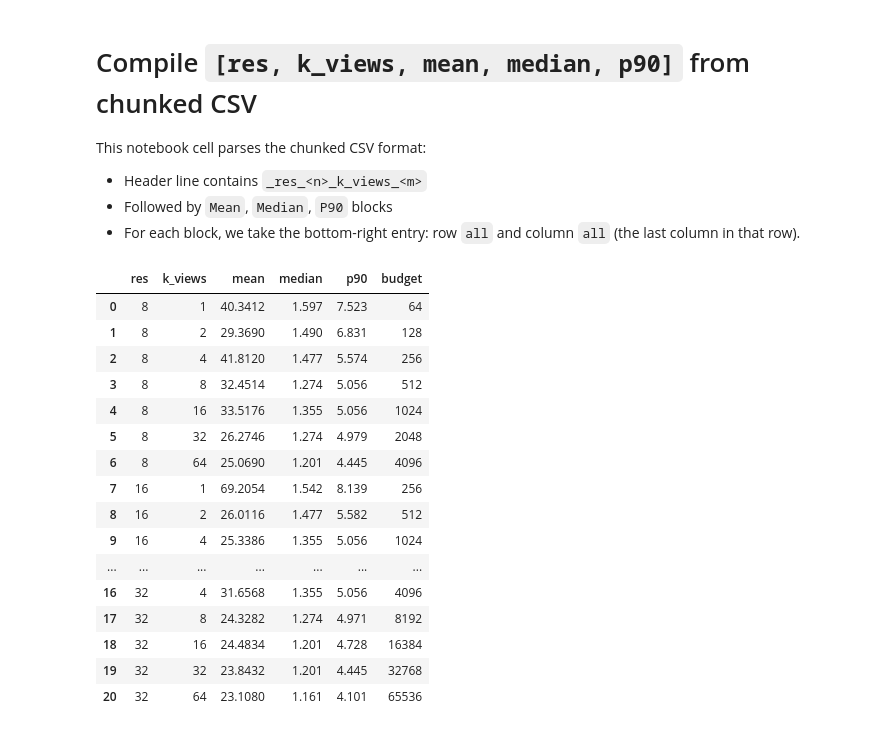
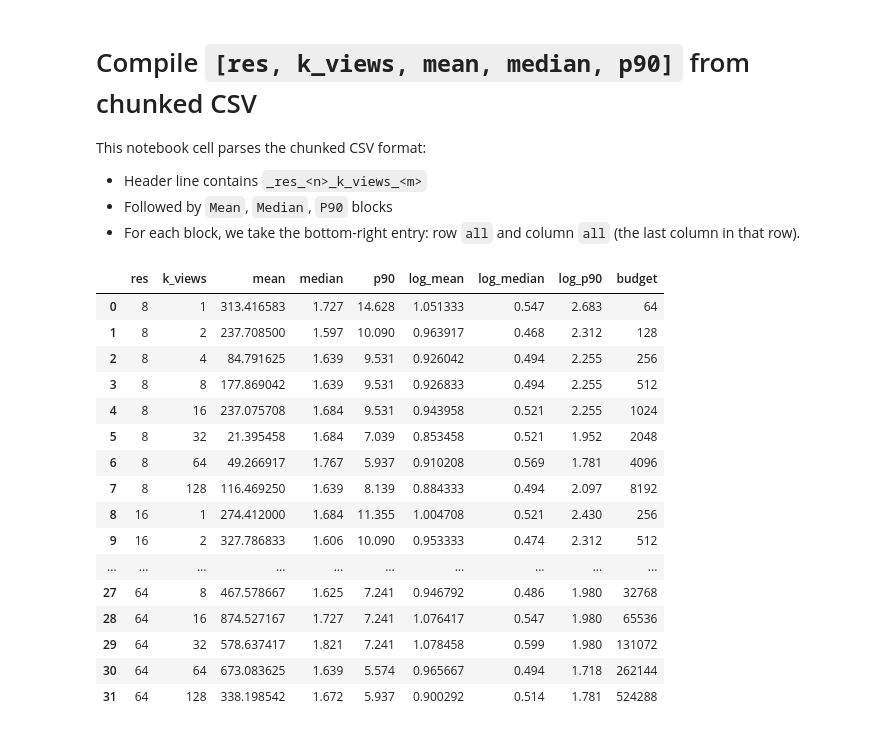
Before and after one commit to BradWangW/GeoPAS, a Jupyter notebook: robustness_over_budget.ipynb, the cells around one changed output. Saved outputs shown, nothing was run; the diff lists cells and outputs as text; code cells hidden in the pictures.

```diff
--- a/robustness_over_budget.ipynb
+++ b/robustness_over_budget.ipynb
@@ -22,7 +22,7 @@ class ParseError(RuntimeError):
 
 
 def _is_metric_label(line: str) -> bool:
-    return line.strip() in {"Mean", "Median", "P90"}
+    return line.strip() in {"Mean", "Median", "P90", "Log_Mean", "Log_Median", "Log_P90"}
 
 
 def _looks_like_chunk_header(line: str) -> bool:
@@ -115,8 +115,15 @@ def compile_chunked_metrics_table(csv_path: str | Path) -> pd.DataFrame:
         median, i = _parse_metric_all_all(lines, i, "Median")
         expect("P90")
         p90, i = _parse_metric_all_all(lines, i, "P90")
+        expect("Log_Mean")
+        log_mean, i = _parse_metric_all_all(lines, i, "Log_Mean")
+        expect("Log_Median")
+        log_median, i = _parse_metric_all_all(lines, i, "Log_Median")
+        expect("Log_P90")
+        log_p90, i = _parse_metric_all_all(lines, i, "Log_P90")
 
-        rows.append({"res": res, "k_views": k_views, "mean": mean, "median": median, "p90": p90})
+        rows.append({"res": res, "k_views": k_views, "mean": mean, "median": median, "p90": p90,
+                     "log_mean": log_mean, "log_median": log_median, "log_p90": log_p90})
 
         while i < len(lines) and not lines[i].strip():
             i += 1
@@ -128,27 +135,27 @@ def compile_chunked_metrics_table(csv_path: str | Path) -> pd.DataFrame:
     return df
 # %%
 # Point this to whichever file you want to parse
-protocol = 'RANDOM'
-csv_path = Path(f"results_over_budget_260109/AS_mean_median_p90__{protocol}__ALL_RUNS.csv")
+protocol = 'LPO'
+csv_path = Path(f"/data1/home/jw1017/AS_BBO_REBUILT/results/bbob_by_deepela/results/AS_mean_median_p90__{protocol}__ALL_RUNS.csv")
 
 df_compiled = compile_chunked_metrics_table(csv_path)
 df_compiled['budget'] = df_compiled['res'] ** 2 * df_compiled['k_views']
 df_compiled
 # %% [output]
-|  | res | k_views | mean | median | p90 | budget |
-| 0 | 8 | 1 | 40.3412 | 1.597 | 7.523 | 64 |
-| 1 | 8 | 2 | 29.3690 | 1.490 | 6.831 | 128 |
-| 2 | 8 | 4 | 41.8120 | 1.477 | 5.574 | 256 |
-| 3 | 8 | 8 | 32.4514 | 1.274 | 5.056 | 512 |
-| 4 | 8 | 16 | 33.5176 | 1.355 | 5.056 | 1024 |
-| 5 | 8 | 32 | 26.2746 | 1.274 | 4.979 | 2048 |
-| 6 | 8 | 64 | 25.0690 | 1.201 | 4.445 | 4096 |
-| 7 | 16 | 1 | 69.2054 | 1.542 | 8.139 | 256 |
-| 8 | 16 | 2 | 26.0116 | 1.477 | 5.582 | 512 |
-| 9 | 16 | 4 | 25.3386 | 1.355 | 5.056 | 1024 |
-| ... | ... | ... | ... | ... | ... | ... |
-| 16 | 32 | 4 | 31.6568 | 1.355 | 5.056 | 4096 |
-| 17 | 32 | 8 | 24.3282 | 1.274 | 4.971 | 8192 |
-| 18 | 32 | 16 | 24.4834 | 1.201 | 4.728 | 16384 |
-| 19 | 32 | 32 | 23.8432 | 1.201 | 4.445 | 32768 |
-| 20 | 32 | 64 | 23.1080 | 1.161 | 4.101 | 65536 |
+|  | res | k_views | mean | median | p90 | log_mean | log_median | log_p90 | budget |
+| 0 | 8 | 1 | 313.416583 | 1.727 | 14.628 | 1.051333 | 0.547 | 2.683 | 64 |
+| 1 | 8 | 2 | 237.708500 | 1.597 | 10.090 | 0.963917 | 0.468 | 2.312 | 128 |
+| 2 | 8 | 4 | 84.791625 | 1.639 | 9.531 | 0.926042 | 0.494 | 2.255 | 256 |
+| 3 | 8 | 8 | 177.869042 | 1.639 | 9.531 | 0.926833 | 0.494 | 2.255 | 512 |
+| 4 | 8 | 16 | 237.075708 | 1.684 | 9.531 | 0.943958 | 0.521 | 2.255 | 1024 |
+| 5 | 8 | 32 | 21.395458 | 1.684 | 7.039 | 0.853458 | 0.521 | 1.952 | 2048 |
+| 6 | 8 | 64 | 49.266917 | 1.767 | 5.937 | 0.910208 | 0.569 | 1.781 | 4096 |
+| 7 | 8 | 128 | 116.469250 | 1.639 | 8.139 | 0.884333 | 0.494 | 2.097 | 8192 |
+| 8 | 16 | 1 | 274.412000 | 1.684 | 11.355 | 1.004708 | 0.521 | 2.430 | 256 |
+| 9 | 16 | 2 | 327.786833 | 1.606 | 10.090 | 0.953333 | 0.474 | 2.312 | 512 |
+| ... | ... | ... | ... | ... | ... | ... | ... | ... | ... |
+| 27 | 64 | 8 | 467.578667 | 1.625 | 7.241 | 0.946792 | 0.486 | 1.980 | 32768 |
+| 28 | 64 | 16 | 874.527167 | 1.727 | 7.241 | 1.076417 | 0.547 | 1.980 | 65536 |
+| 29 | 64 | 32 | 578.637417 | 1.821 | 7.241 | 1.078458 | 0.599 | 1.980 | 131072 |
+| 30 | 64 | 64 | 673.083625 | 1.639 | 5.574 | 0.965667 | 0.494 | 1.718 | 262144 |
+| 31 | 64 | 128 | 338.198542 | 1.672 | 5.937 | 0.900292 | 0.514 | 1.781 | 524288 |
```
Also changed, not shown: parts of 6 cells of this notebook, 15 other files.
